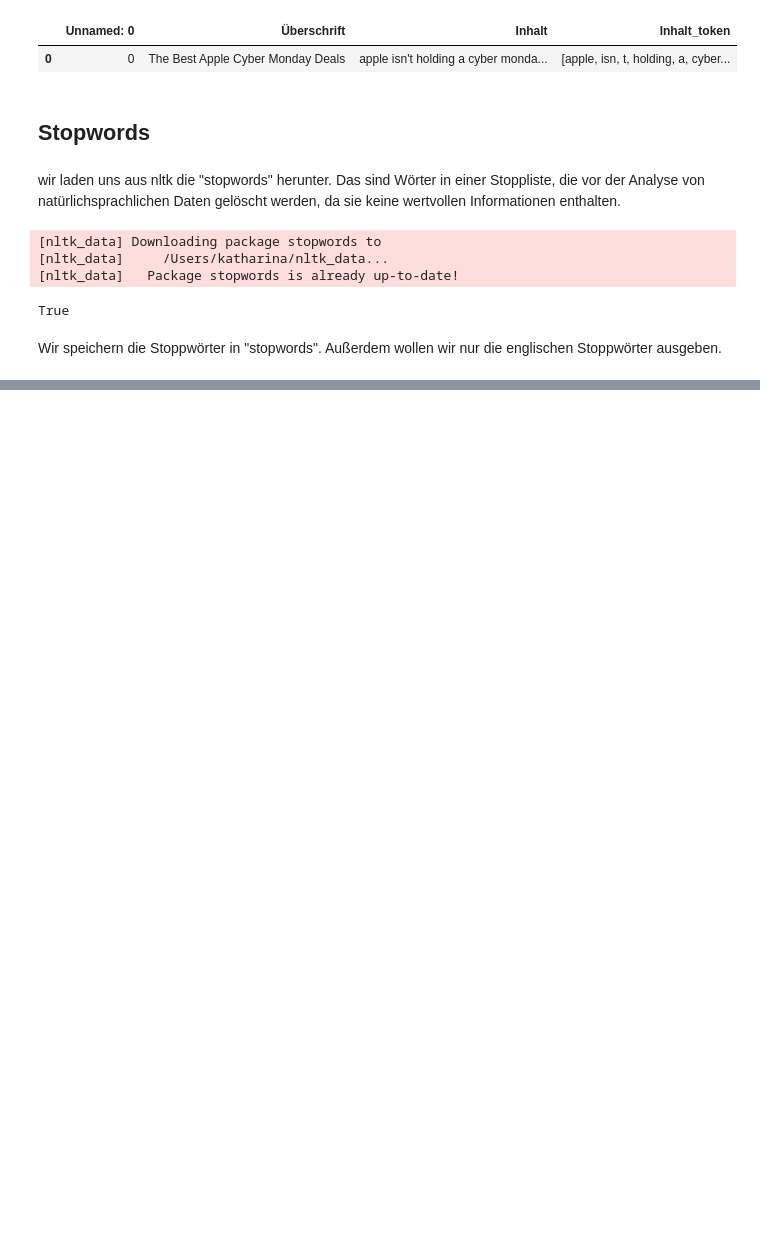
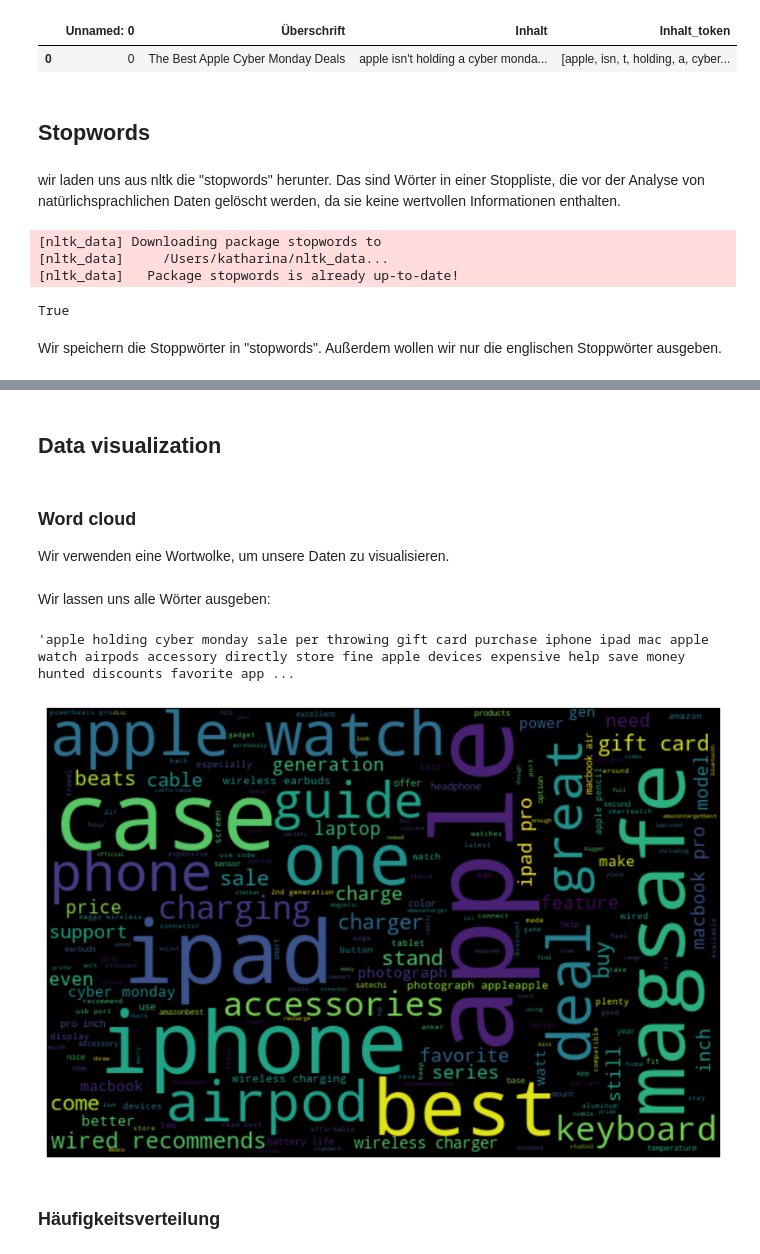
Before and after one commit to MaxxFile/homework-1, a Jupyter notebook: notebooks/03-textmining.ipynb, the cells around one changed output, grey strips where cells are left out. Cells and saved outputs as stored; diff of their text form; code cells hidden in the pictures; blank space fills up the shorter version.

Commit message:
csv Datei in Unterordner abgespeichert, Data Visualisation angefangen

```diff
--- a/notebooks/03-textmining.ipynb
+++ b/notebooks/03-textmining.ipynb
@@ -90,0 +109,2 @@ KeyError: 'Inhalt_token'
+# %%
+df['Inhalt_si'] = df['Inhalt_token_s'].apply(lambda x: ' '.join([i for i in x if len(i)>2]))
@@ -90,0 +142,6 @@ KeyError: 'Inhalt_token'
+# %%
+# ein Objekt namens wordnet_lem der Funktion WordNetLemmatizer() erstellen.
+wordnet_lem = WordNetLemmatizer()
+# %%
+# Erstellen einer neue Spalte mit dem Namen Inhalt_sil (l für Lemmatisierung) und Anwendung der Funktion .lemmatize an.
+df['Inhalt_sil'] = df['Inhalt_si'].apply(wordnet_lem.lemmatize)
@@ -90,0 +159,32 @@ KeyError: 'Inhalt_token'
+# %% [markdown]
+## Data visualization
+# %% [markdown]
+### Word cloud
+
+Wir verwenden eine Wortwolke, um unsere Daten zu visualisieren.
+# %%
+# alle Wörter in einem Objekt namens all_words zusammenfassen
+all_words = ' '.join([i for i in df['Inhalt_sil']])
+# %% [markdown]
+Wir lassen uns alle Wörter ausgeben:
+# %%
+all_words
+# %% [output]
+'apple holding cyber monday sale per throwing gift card purchase iphone ipad mac apple watch airpods accessory directly store fine apple devices expensive help save money hunted discounts favorite app ...
+# %%
+import matplotlib.pyplot as plt
+from wordcloud import WordCloud
+
+wordcloud = WordCloud(width=600,
+                     height=400,
+                     random_state=2,
+                     max_font_size=100).generate(all_words)
+
+plt.figure(figsize=(10, 7))
+plt.imshow(wordcloud, interpolation='bilinear')
+plt.axis('off')
+plt.show;
+# %% [output]
+[figure, added]
+# %% [markdown]
+### Häufigkeitsverteilung
```
Also changed, not shown: parts of 23 cells of this notebook, 4 other files.
